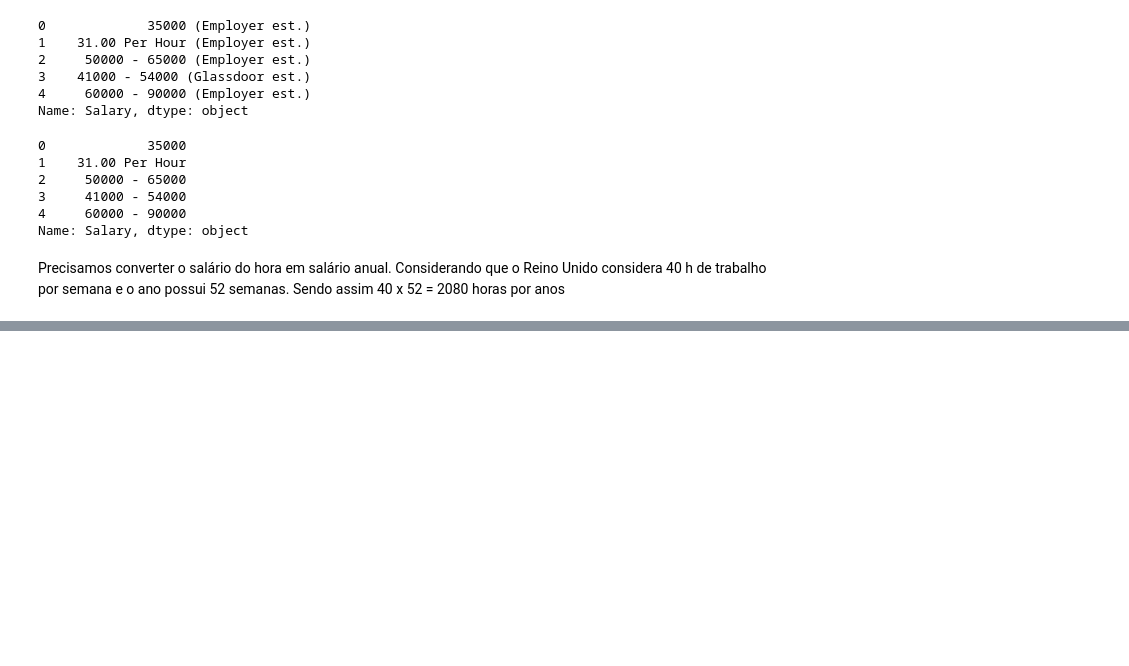
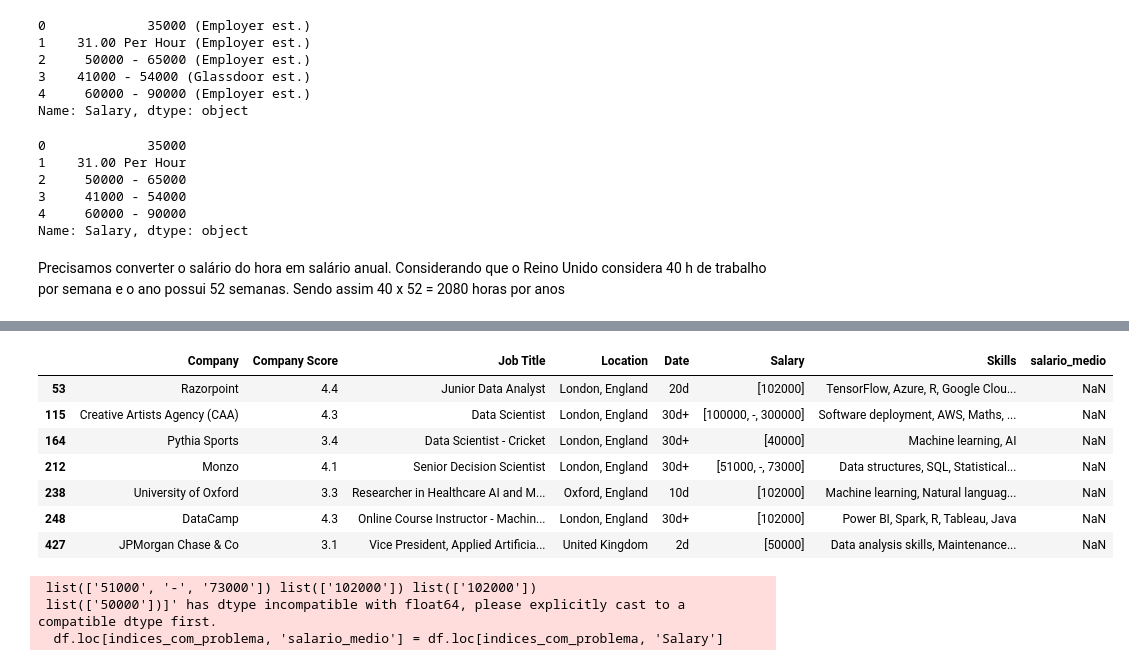
Before and after one commit to Leo-alves2/AnaliseEmpregonoReinoUnido, a Jupyter notebook: analise.ipynb, the cells around one changed output, grey strips where cells are left out. Cells and saved outputs as stored; diff of their text form; code cells hidden in the pictures; blank space fills up the shorter version.

```diff
--- a/analise.ipynb
+++ b/analise.ipynb
@@ -192,0 +383,5 @@ Precisamos converter o salário do hora em salário anual. Considerando que o Re
+# %%
+# Temos algo não previsto na Coluna Salary, o FCFA
+# Vamos criar uma lista com os index com problemas
+
+indices_com_problema = df[df['salario_medio'].isna() & ~df['Salary'].isna()].index
@@ -192,0 +392,30 @@ Precisamos converter o salário do hora em salário anual. Considerando que o Re
+# %%
+indices_com_problema = indices_com_problema.to_list()
+# %%
+# Vamos localizar os dados com probelma pelo index e remover o FCFA
+
+df.loc[indices_com_problema, 'Salary'] = (
+    df.loc[indices_com_problema, 'Salary']
+      .str.replace('FCFA', '')
+      .str.replace(r'[\[\]]', '', regex=True)  # Remove colchetes
+      .str.split()
+)
+# %%
+df.loc[indices_com_problema]
+# %% [output]
+|  | Company | Company Score | Job Title | Location | Date | Salary | Skills | salario_medio |
+| 53 | Razorpoint | 4.4 | Junior Data Analyst | London, England | 20d | [102000] | TensorFlow, Azure, R, Google Clou... | NaN |
+| 115 | Creative Artists Agency (CAA) | 4.3 | Data Scientist | London, England | 30d+ | [100000, -, 300000] | Software deployment, AWS, Maths, ... | NaN |
+| 164 | Pythia Sports | 3.4 | Data Scientist - Cricket | London, England | 30d+ | [40000] | Machine learning, AI | NaN |
+| 212 | Monzo | 4.1 | Senior Decision Scientist | London, England | 30d+ | [51000, -, 73000] | Data structures, SQL, Statistical... | NaN |
+| 238 | University of Oxford | 3.3 | Researcher in Healthcare AI and M... | Oxford, England | 10d | [102000] | Machine learning, Natural languag... | NaN |
+| 248 | DataCamp | 4.3 | Online Course Instructor - Machin... | London, England | 30d+ | [102000] | Power BI, Spark, R, Tableau, Java | NaN |
+| 427 | JPMorgan Chase & Co | 3.1 | Vice President, Applied Artificia... | United Kingdom | 2d | [50000] | Data analysis skills, Maintenance... | NaN |
+# %%
+# Vamos atribuir o Salary a média de salário
+
+df.loc[indices_com_problema, 'salario_medio'] = df.loc[indices_com_problema, 'Salary']
+# %% [output]
+ list(['51000', '-', '73000']) list(['102000']) list(['102000'])
+ list(['50000'])]' has dtype incompatible with float64, please explicitly cast to a compatible dtype first.
+  df.loc[indices_com_problema, 'salario_medio'] = df.loc[indices_com_problema, 'Salary']
```
Also changed, not shown: parts of 42 cells of this notebook.
